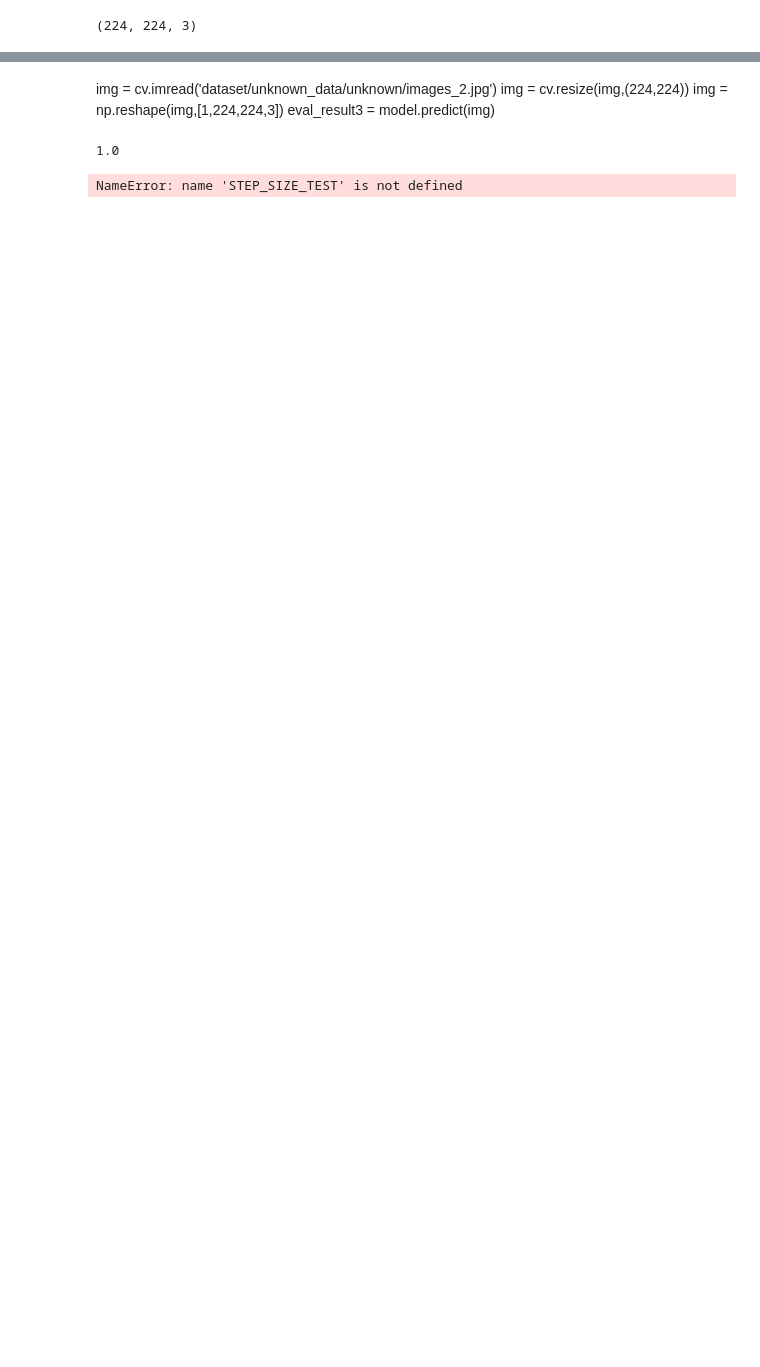
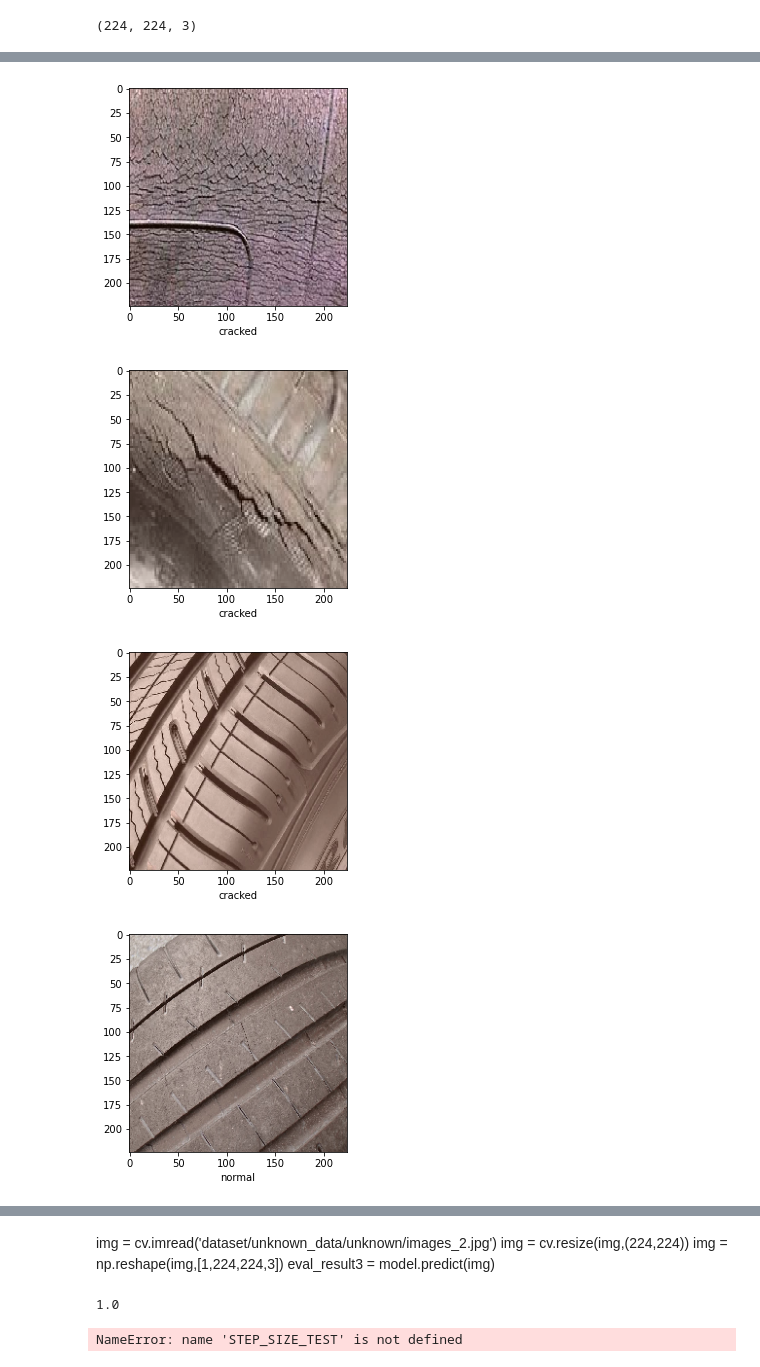
Before and after one commit to GavinK-ai/cv, a Jupyter notebook: myproject/cvPrj/resnet2customlayer.ipynb, the cells around one changed output, grey strips where cells are left out. Cells and saved outputs as stored; diff of their text form; code cells hidden in the pictures; blank space fills up the shorter version.

```diff
--- a/myproject/cvPrj/resnet2customlayer.ipynb
+++ b/myproject/cvPrj/resnet2customlayer.ipynb
@@ -201,0 +192,13 @@ Clipping input data to the valid range for imshow with RGB data ([0..1] for floa
+# %%
+for i in range(len(test_image2)):
+    img3 = test_image2[i][0]
+    img3 = cv.normalize(src=img3, dst=None, alpha=0, beta=255, norm_type=cv.NORM_MINMAX, dtype=cv.CV_8U)
+
+    plt.imshow(img3)
+    plt.xlabel(Labels[pred_class[i]])
+    plt.show()
+# %% [output]
+[figure, added]
+[figure, added]
+[figure, added]
+[figure, added]
```
Also changed, not shown: parts of 12 cells of this notebook, 4 other files.
